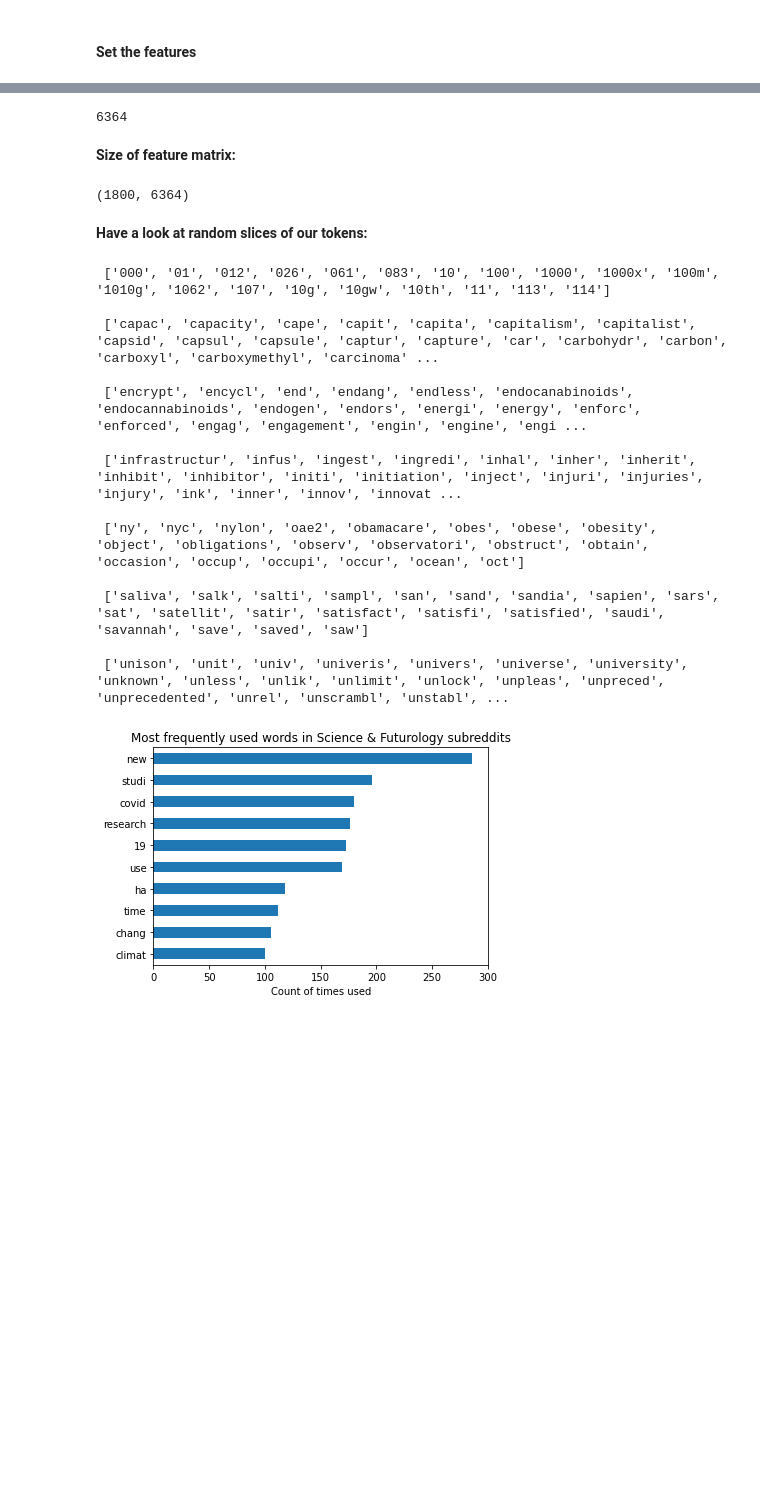
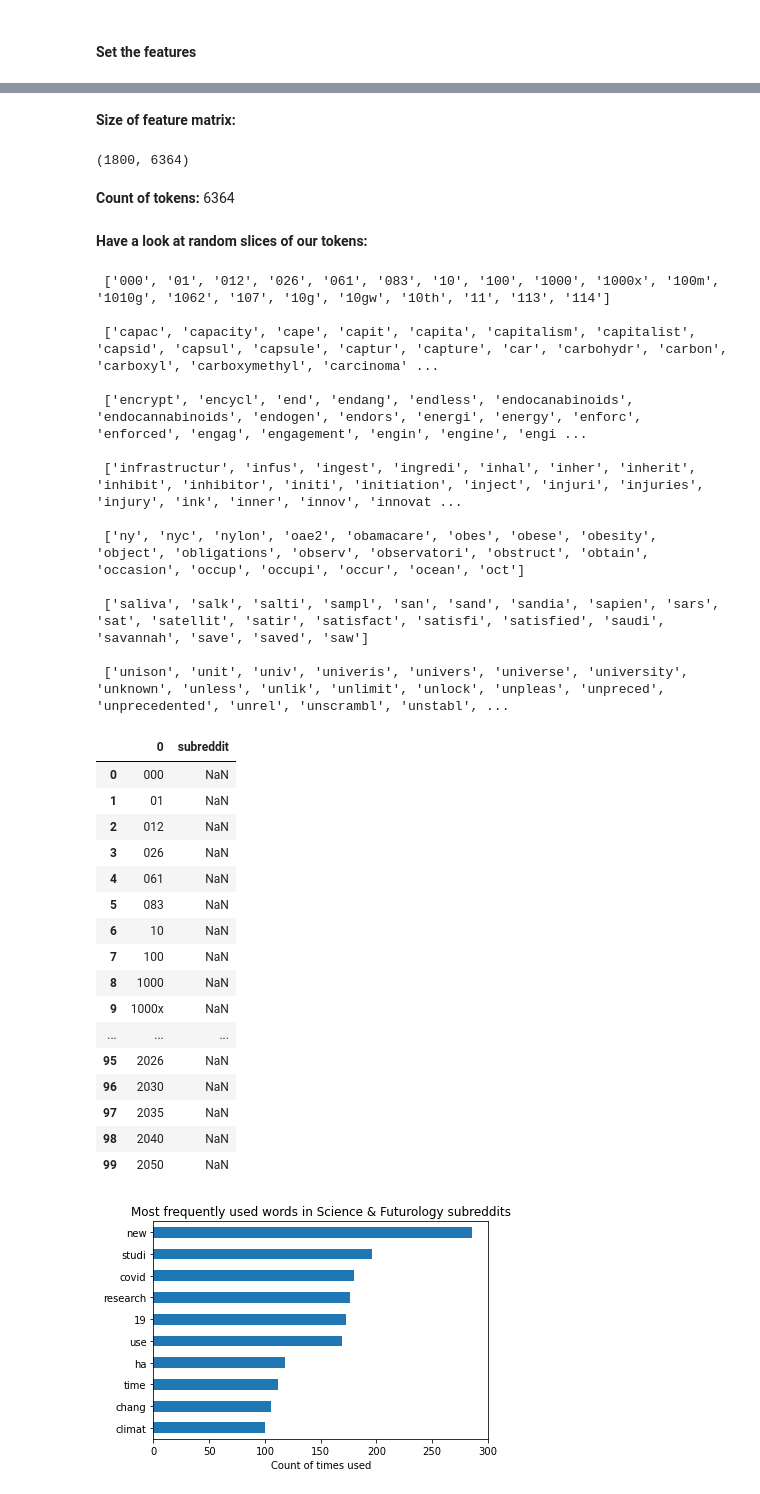
Before and after one commit to abishop17/plausible_utopia_nlp_classification_modeling, a Jupyter notebook: code/Project 3 - #1 of 3 (Preprocessing, EDA) - Plausible Utopia -- Classification Modeling on Subreddits.ipynb, the cells around one changed output, grey strips where cells are left out. Saved outputs shown, nothing was run; the diff lists cells and outputs as text; code cells hidden in the pictures; blank space fills up the shorter version.

```diff
--- a/code/Project 3 - #1 of 3 (Preprocessing, EDA) - Plausible Utopia -- Classification Modeling on Subreddits.ipynb
+++ b/code/Project 3 - #1 of 3 (Preprocessing, EDA) - Plausible Utopia -- Classification Modeling on Subreddits.ipynb
@@ -101,0 +116,10 @@ None
+# %%
+printmd('**Count of unique titles:**')
+display(subred1['title'].nunique())
+printmd('**Count of titles before dropping duplicates:**')
+display(subred1['title'].count())
+
+subred1 = subred1.drop_duplicates()
+
+printmd('**Count of titles after dropping duplicates:**')
+subred1['title'].nunique()
@@ -177,5 +167,5 @@ printmd('**Can we get enough content from post titles?**')
 # %%
-display(pd.set_option('display.max_colwidth', 1_000), subred1[['title', 'body']])
+display(pd.set_option('display.max_colwidth', 300), subred1[['title', 'body']])
 # %% [output]
 None
 |  | title | body |
@@ -208,4 +221,0 @@ def split_and_stem(string):
-# %%
-# Apply stemming to title
-
-subred1['title'] = subred1['title'].apply(split_and_stem)
@@ -278,10 +278,6 @@ y = subred1['subreddit']
 1. Count number of times a token is observed in a given subreddit post
 
 2. Create a vector to store those counts
-# %%
-len(cvec.get_feature_names())
-# %% [output]
-6364
 # %%
 # Instantiate CountVectorizer
 cvec = CountVectorizer(stop_words = 'english')
@@ -292,6 +288,8 @@ X = cvec.fit_transform(X)
 printmd('**Size of feature matrix:**')
 display(X.shape)
 
+printmd(f'**Count of tokens:** {len(cvec.get_feature_names())}')
+
 printmd('**Have a look at random slices of our tokens:**')
 for i in np.arange(0, len(cvec.get_feature_names()), step = 1_000):
     increment = 20
@@ -299,7 +297,8 @@ for i in np.arange(0, len(cvec.get_feature_names()), step = 1_000):
 # %% [output]
 **Size of feature matrix:**
 (1800, 6364)
-**Have a look at random slices of our tokens:**
+**Count of tokens:** 6364
+**Have a look at random slices of our tokens:**
  ['000', '01', '012', '026', '061', '083', '10', '100', '1000', '1000x', '100m', '1010g', '1062', '107', '10g', '10gw', '10th', '11', '113', '114']
 
  ['capac', 'capacity', 'cape', 'capit', 'capita', 'capitalism', 'capitalist', 'capsid', 'capsul', 'capsule', 'captur', 'capture', 'car', 'carbohydr', 'carbon', 'carboxyl', 'carboxymethyl', 'carcinoma' ...
@@ -313,6 +312,27 @@ for i in np.arange(0, len(cvec.get_feature_names()), step = 1_000):
  ['saliva', 'salk', 'salti', 'sampl', 'san', 'sand', 'sandia', 'sapien', 'sars', 'sat', 'satellit', 'satir', 'satisfact', 'satisfi', 'satisfied', 'saudi', 'savannah', 'save', 'saved', 'saw']
 
  ['unison', 'unit', 'univ', 'univeris', 'univers', 'universe', 'university', 'unknown', 'unless', 'unlik', 'unlimit', 'unlock', 'unpleas', 'unpreced', 'unprecedented', 'unrel', 'unscrambl', 'unstabl', ...
+# %%
+features_and_subreddit = pd.concat([pd.Series(cvec.get_feature_names()), y], axis = 1)
+features_and_subreddit.head(100)
+# %% [output]
+|  | 0 | subreddit |
+| 0 | 000 | NaN |
+| 1 | 01 | NaN |
+| 2 | 012 | NaN |
+| 3 | 026 | NaN |
+| 4 | 061 | NaN |
+| 5 | 083 | NaN |
+| 6 | 10 | NaN |
+| 7 | 100 | NaN |
+| 8 | 1000 | NaN |
+| 9 | 1000x | NaN |
+| ... | ... | ... |
+| 95 | 2026 | NaN |
+| 96 | 2030 | NaN |
+| 97 | 2035 | NaN |
+| 98 | 2040 | NaN |
+| 99 | 2050 | NaN |
 # %%
 # Convert training data to dataframe
 X = pd.DataFrame(X.todense(), columns = cvec.get_feature_names())
```
Also changed, not shown: parts of 25 cells of this notebook, 2 other files.
